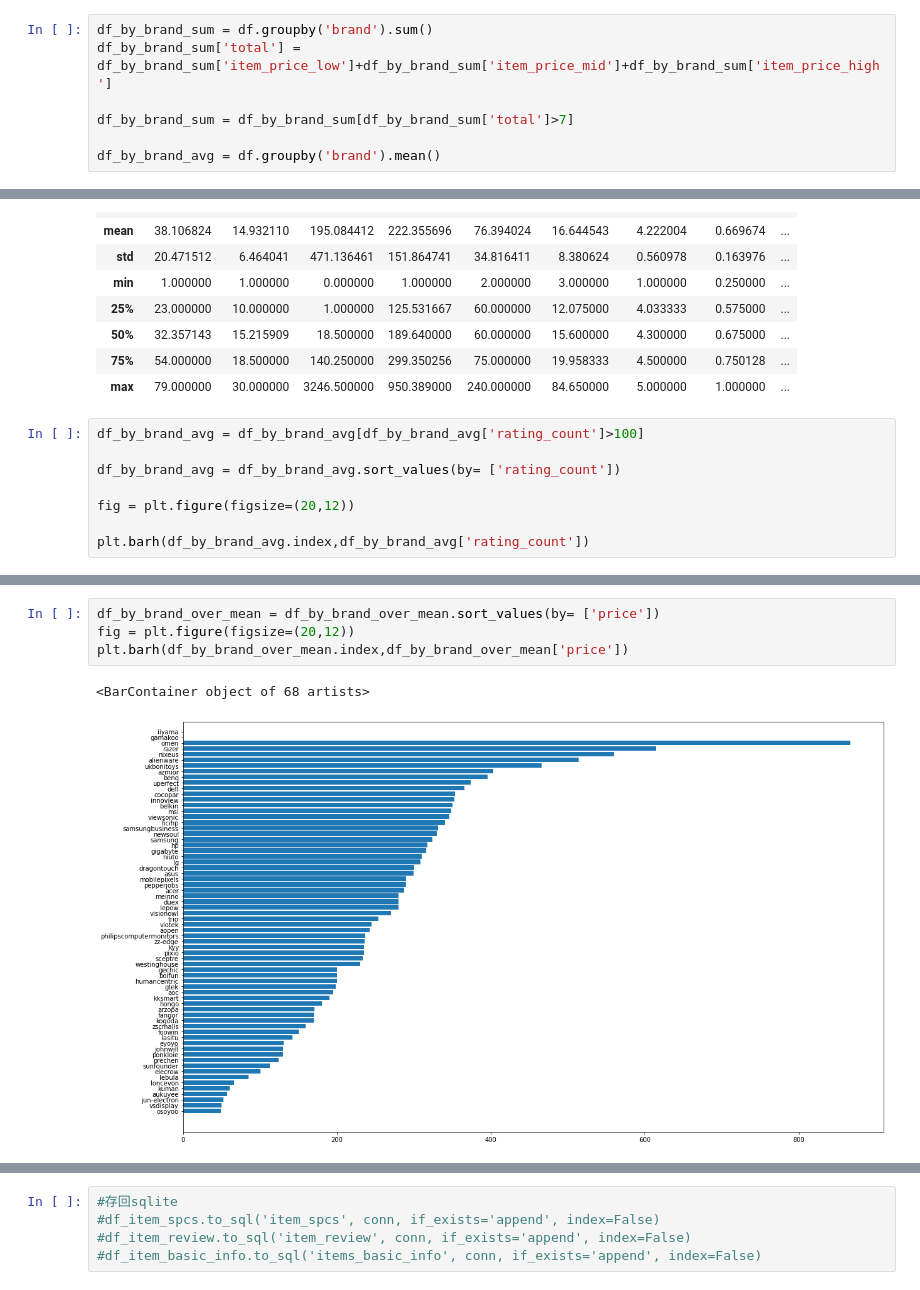
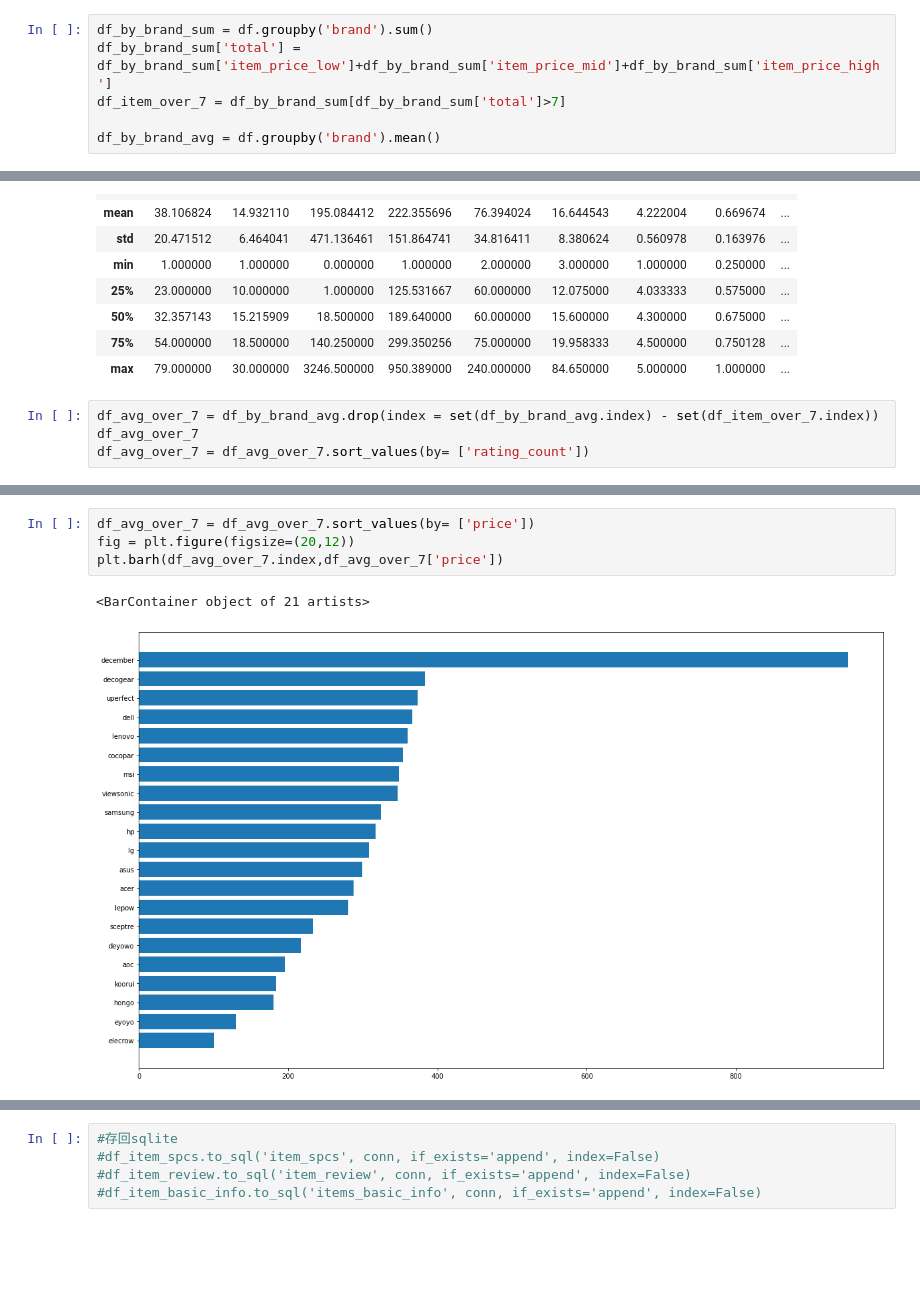
Before and after one commit to tinon224/amazon_monitor, a Jupyter notebook: amazon_pc_monitor.ipynb, the cells around one changed output, grey strips where cells are left out. Drawn from its saved outputs; the diff is of its cells as text; blank space fills up the shorter version.

```diff
--- a/amazon_pc_monitor.ipynb
+++ b/amazon_pc_monitor.ipynb
@@ -238,7 +239,6 @@ Name: review_key, Length: 2412, dtype: int64
 # %%
 df_by_brand_sum = df.groupby('brand').sum()
 df_by_brand_sum['total'] = df_by_brand_sum['item_price_low']+df_by_brand_sum['item_price_mid']+df_by_brand_sum['item_price_high']
-
-df_by_brand_sum = df_by_brand_sum[df_by_brand_sum['total']>7]
+df_item_over_7 = df_by_brand_sum[df_by_brand_sum['total']>7]
 
 df_by_brand_avg = df.groupby('brand').mean()
@@ -280,10 +289,6 @@ df_by_brand_avg.describe()
 | 75% | 54.000000 | 18.500000 | 140.250000 | 299.350256 | 75.000000 | 19.958333 | 4.500000 | 0.750128 | ... |
 | max | 79.000000 | 30.000000 | 3246.500000 | 950.389000 | 240.000000 | 84.650000 | 5.000000 | 1.000000 | ... |
 # %%
-df_by_brand_avg = df_by_brand_avg[df_by_brand_avg['rating_count']>100]
-
-df_by_brand_avg = df_by_brand_avg.sort_values(by= ['rating_count'])
-
-fig = plt.figure(figsize=(20,12))
-
-plt.barh(df_by_brand_avg.index,df_by_brand_avg['rating_count'])
+df_avg_over_7 = df_by_brand_avg.drop(index = set(df_by_brand_avg.index) - set(df_item_over_7.index))
+df_avg_over_7
+df_avg_over_7 = df_avg_over_7.sort_values(by= ['rating_count'])
@@ -293,10 +302,10 @@ plt.barh(df_by_brand_avg.index,df_by_brand_avg['rating_count'])
 # %%
-df_by_brand_over_mean = df_by_brand_over_mean.sort_values(by= ['price'])
+df_avg_over_7 = df_avg_over_7.sort_values(by= ['price'])
 fig = plt.figure(figsize=(20,12))
-plt.barh(df_by_brand_over_mean.index,df_by_brand_over_mean['price'])
+plt.barh(df_avg_over_7.index,df_avg_over_7['price'])
 # %% [output]
-<BarContainer object of 68 artists>
+<BarContainer object of 21 artists>
-[figure, old version]
+[figure, new version]
 # %%
 font = r'msjh.ttc'
 
```
Also changed, not shown: parts of 12 cells of this notebook, 1 other file.
